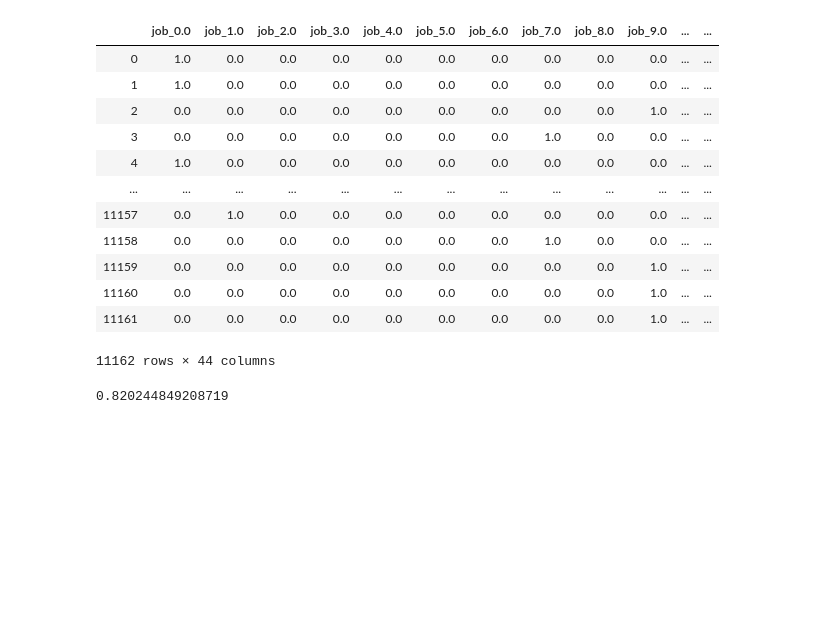
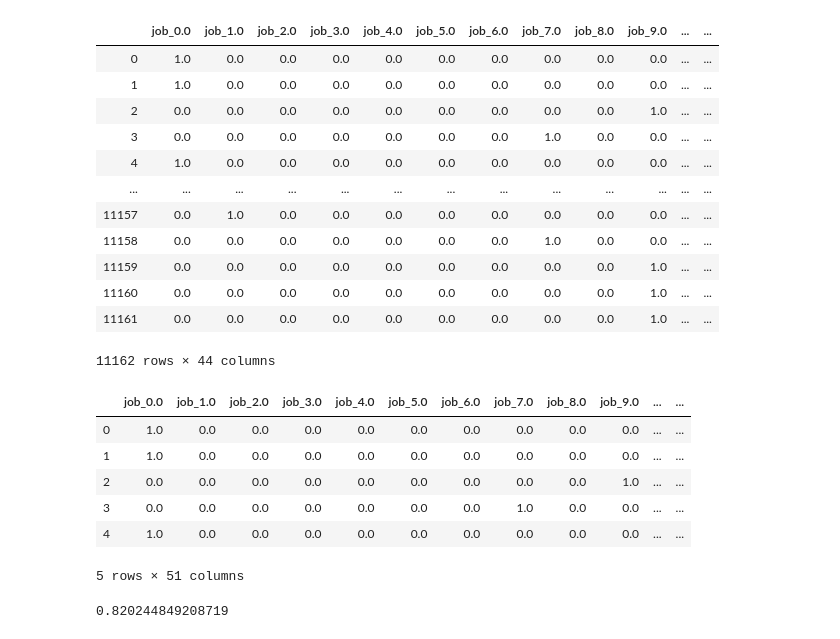
Before and after one commit to nandesh553/Machine-Learning-using-Scikit-Learn, a Jupyter notebook: Decision_Tree_Implementation.ipynb, the cells around one changed output. Drawn from its saved outputs; the diff is of its cells as text; code cells hidden in the pictures; blank space fills up the shorter version.

```diff
--- a/Decision_Tree_Implementation.ipynb
+++ b/Decision_Tree_Implementation.ipynb
@@ -100,6 +100,15 @@ column_names = ohe.get_feature_names(categorical_cols)
 one_hot_encoded_frame =  pd.DataFrame(one_hot_encoded, columns=column_names.tolist())
 # %%
 final_df = pd.concat([one_hot_encoded_frame, X[X.columns[~categorical_feature_mask]]], axis=1)
+final_df.head()
+# %% [output]
+|  | job_0.0 | job_1.0 | job_2.0 | job_3.0 | job_4.0 | job_5.0 | job_6.0 | job_7.0 | job_8.0 | job_9.0 | ... | ... |
+| 0 | 1.0 | 0.0 | 0.0 | 0.0 | 0.0 | 0.0 | 0.0 | 0.0 | 0.0 | 0.0 | ... | ... |
+| 1 | 1.0 | 0.0 | 0.0 | 0.0 | 0.0 | 0.0 | 0.0 | 0.0 | 0.0 | 0.0 | ... | ... |
+| 2 | 0.0 | 0.0 | 0.0 | 0.0 | 0.0 | 0.0 | 0.0 | 0.0 | 0.0 | 1.0 | ... | ... |
+| 3 | 0.0 | 0.0 | 0.0 | 0.0 | 0.0 | 0.0 | 0.0 | 1.0 | 0.0 | 0.0 | ... | ... |
+| 4 | 1.0 | 0.0 | 0.0 | 0.0 | 0.0 | 0.0 | 0.0 | 0.0 | 0.0 | 0.0 | ... | ... |
+5 rows × 51 columns
 # %%
 X_train, X_test, y_train, y_test = train_test_split(final_df, y, test_size=0.3, random_state=20)
 estimator = DecisionTreeClassifier(max_leaf_nodes=20, random_state=2, criterion='gini', max_depth=8)
```
Also changed, not shown: 4 other files.
